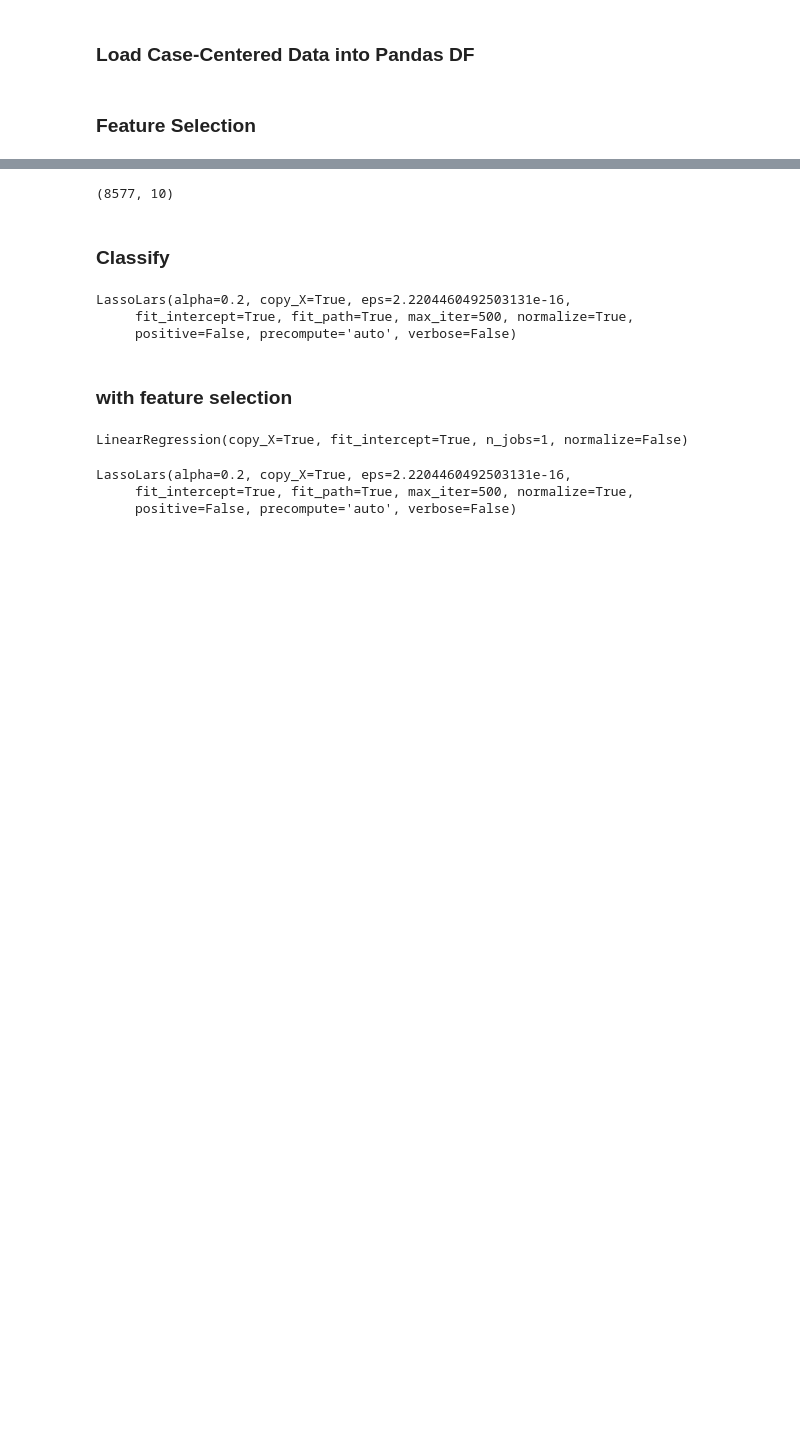
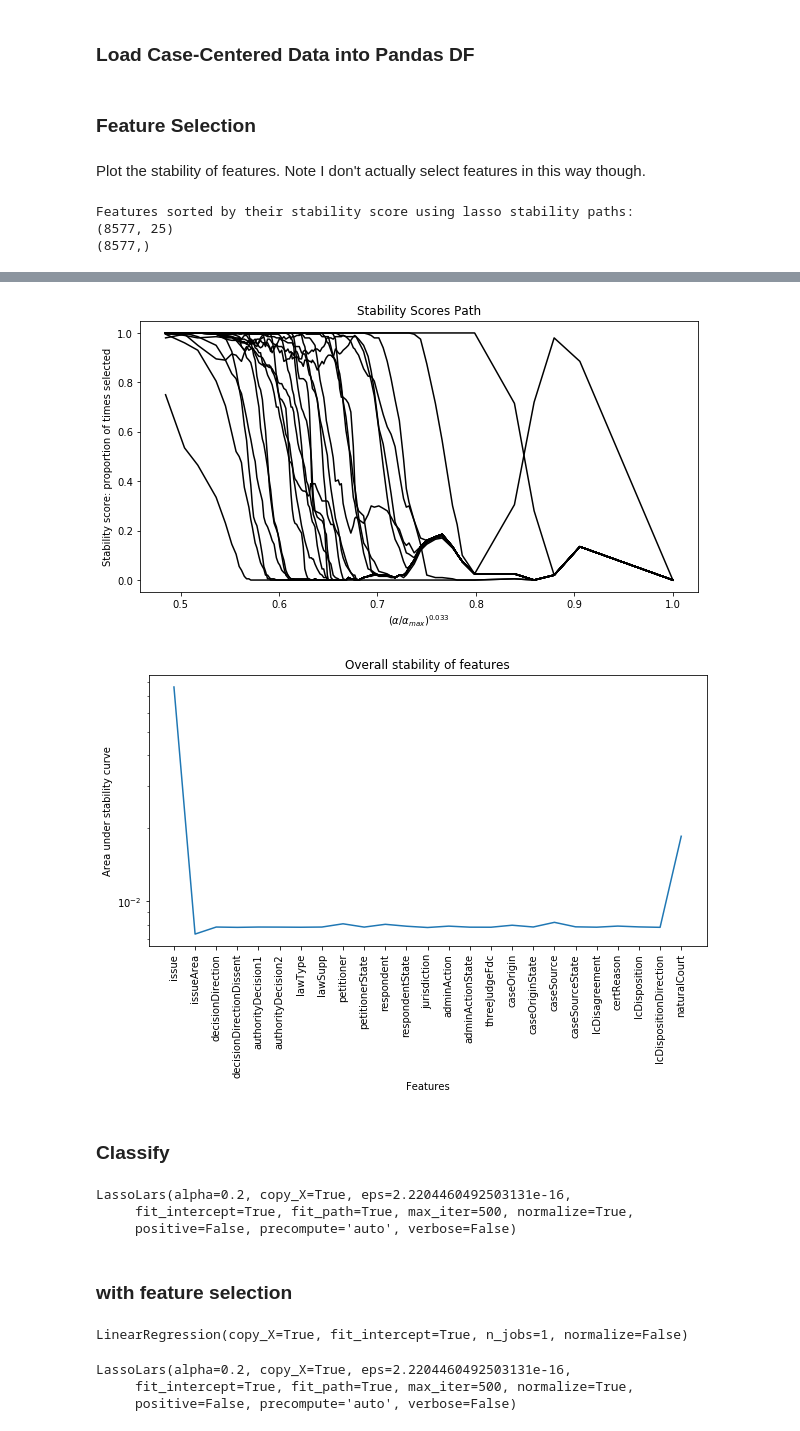
Before and after one commit to aywhen/supreme_predictions, a Jupyter notebook: scripts/classify.ipynb, the cells around one changed output, grey strips where cells are left out. Drawn from its saved outputs; the diff is of its cells as text; code cells hidden in the pictures; blank space fills up the shorter version.

Commit message:
Stability paths, fixed imputation

```diff
--- a/scripts/classify.ipynb
+++ b/scripts/classify.ipynb
@@ -28,3 +28,42 @@ testX = pd.read_csv('../data/testX_num_output.csv')
 testY = pd.read_csv('../data/testY.csv')['partyWinning']
 # %% [markdown]
 ### Feature Selection
+# %% [markdown]
+Plot the stability of features. Note I don't actually select features in this way though.
+# %%
+labels = trainX.columns.values
+# %%
+ def lasso_stability(trainX, Y, labels):
+        ''''''
+        print "Features sorted by their stability score using lasso stability paths:"
+        print trainX.shape
+        print Y.shape
+        alpha_grid, scores_path = lasso_stability_path(trainX, Y, n_jobs = 1,
+                                                       eps = 8.8817841970012523e-17,
+                                                       random_state=42, sample_fraction=0.75, verbose=True)
+
+        plt.figure(num=1, figsize=(10, 5))
+        #plot as a function of the alpha/alpha_max
+        variables = plt.plot(alpha_grid[1:] ** 0.0333, scores_path.T[1:], 'k')
+        ymin, ymax = plt.ylim()
+        plt.xlabel(r'$(\alpha / \alpha_{max})^{0.033}$')
+        plt.ylabel('Stability score: proportion of times selected')
+        plt.title('Stability Scores Path')
+        plt.axis('tight')
+
+        plt.figure(num=2, figsize=(10, 5))
+        auc = (scores_path.dot(alpha_grid))
+        auc_plot = plt.plot((scores_path.dot(alpha_grid)))
+        plt.xlabel(r'Features')
+        plt.ylabel(r'Area under stability curve')
+        plt.title('Overall stability of features')
+        plt.yscale('log')
+        x_ticks = plt.xticks(range(len(labels)), labels, rotation=90)
+        plt.show()
+
+labels = trainX.columns.values
+lasso_stability(trainX.values, trainY.values, labels)
+# %% [output]
+Features sorted by their stability score using lasso stability paths:
+(8577, 25)
+(8577,)
@@ -31,3 +71,5 @@ testY = pd.read_csv('../data/testY.csv')['partyWinning']
+[figure, added]
+[figure, added]
 # %%
 """ Get DataFrame of feature names using different types of feature selection. """
 import pandas as pd
@@ -35,10 +77,6 @@ from sklearn.feature_selection import SelectKBest, chi2, VarianceThreshold, RFE
 
 skb = SelectKBest(chi2, k=10)
 X_new = skb.fit_transform(trainX, trainY)
-# %%
-X_new.shape
-# %% [output]
-(8577, 10)
 # %% [markdown]
 ### Classify
 # %%
```
Also changed, not shown: parts of 15 cells of this notebook, 3 other files.
